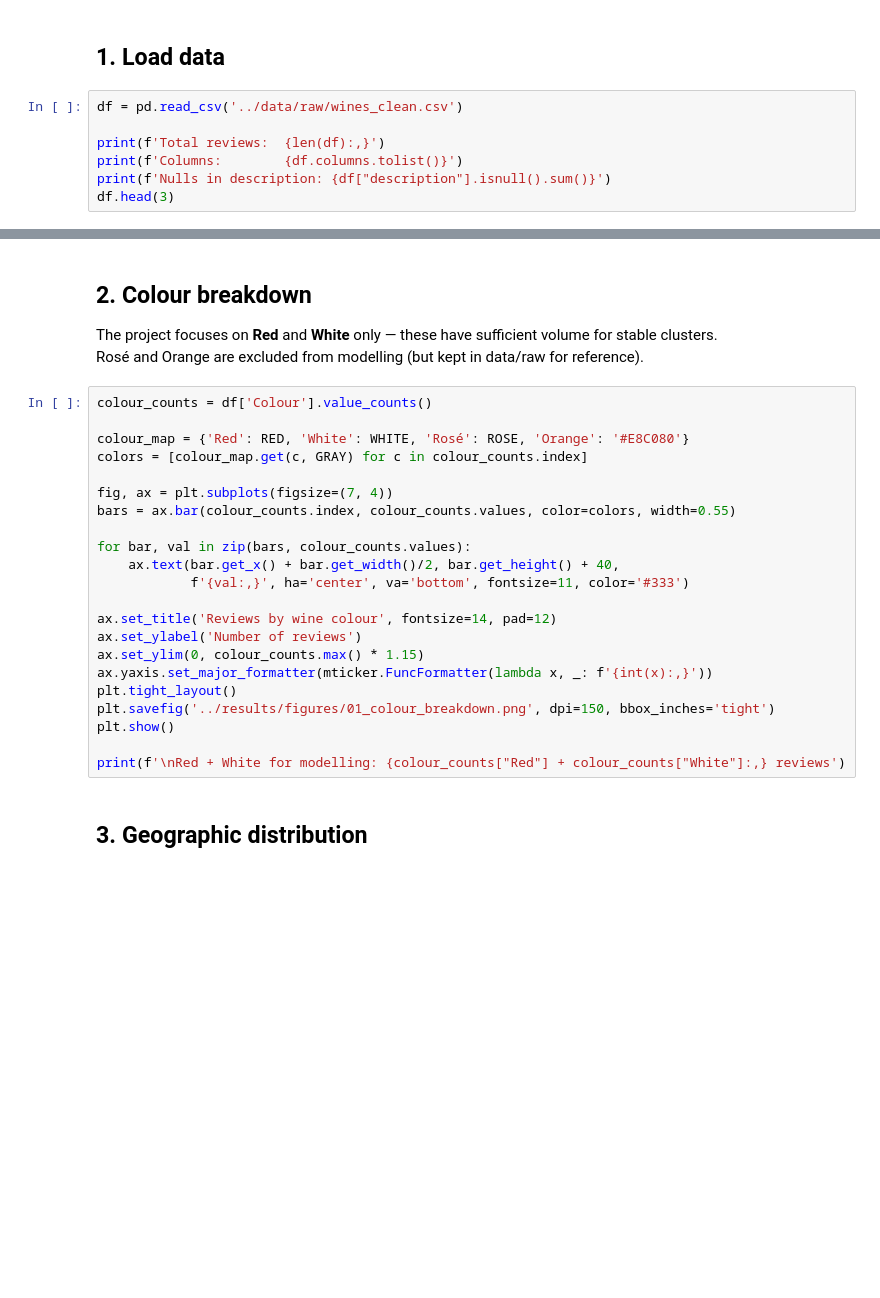
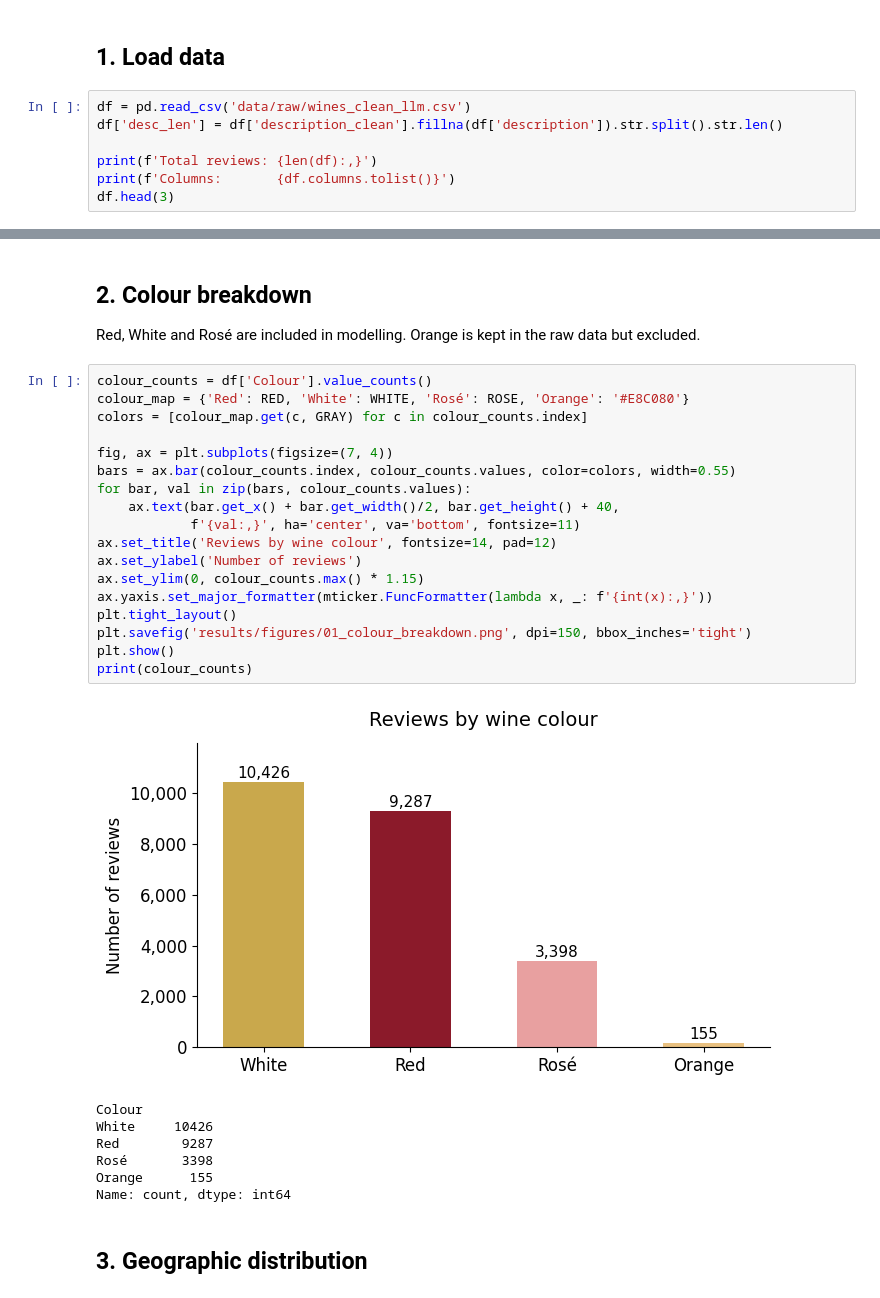
Before and after one commit to sbv239/wine-style-clustering, a Jupyter notebook: notebooks/01_eda.ipynb, the cells around one changed output, grey strips where cells are left out. Drawn from its saved outputs; the diff is of its cells as text; blank space fills up the shorter version.

```diff
--- a/notebooks/01_eda.ipynb
+++ b/notebooks/01_eda.ipynb
@@ -37,9 +37,9 @@ print('Libraries loaded.')
 # %% [markdown]
 ## 1. Load data
 # %%
-df = pd.read_csv('../data/raw/wines_clean.csv')
+df = pd.read_csv('data/raw/wines_clean_llm.csv')
+df['desc_len'] = df['description_clean'].fillna(df['description']).str.split().str.len()
 
-print(f'Total reviews:  {len(df):,}')
-print(f'Columns:        {df.columns.tolist()}')
-print(f'Nulls in description: {df["description"].isnull().sum()}')
+print(f'Total reviews: {len(df):,}')
+print(f'Columns:       {df.columns.tolist()}')
 df.head(3)
@@ -46,30 +54,33 @@ df.head(3)
-# %% [markdown]
-## 2. Colour breakdown
-
-The project focuses on **Red** and **White** only — these have sufficient volume for stable clusters.
-Rosé and Orange are excluded from modelling (but kept in data/raw for reference).
+# %% [markdown]
+## 2. Colour breakdown
+
+Red, White and Rosé are included in modelling. Orange is kept in the raw data but excluded.
 # %%
 colour_counts = df['Colour'].value_counts()
-
 colour_map = {'Red': RED, 'White': WHITE, 'Rosé': ROSE, 'Orange': '#E8C080'}
 colors = [colour_map.get(c, GRAY) for c in colour_counts.index]
 
 fig, ax = plt.subplots(figsize=(7, 4))
 bars = ax.bar(colour_counts.index, colour_counts.values, color=colors, width=0.55)
-
 for bar, val in zip(bars, colour_counts.values):
     ax.text(bar.get_x() + bar.get_width()/2, bar.get_height() + 40,
-            f'{val:,}', ha='center', va='bottom', fontsize=11, color='#333')
-
+            f'{val:,}', ha='center', va='bottom', fontsize=11)
 ax.set_title('Reviews by wine colour', fontsize=14, pad=12)
 ax.set_ylabel('Number of reviews')
 ax.set_ylim(0, colour_counts.max() * 1.15)
 ax.yaxis.set_major_formatter(mticker.FuncFormatter(lambda x, _: f'{int(x):,}'))
 plt.tight_layout()
-plt.savefig('../results/figures/01_colour_breakdown.png', dpi=150, bbox_inches='tight')
+plt.savefig('results/figures/01_colour_breakdown.png', dpi=150, bbox_inches='tight')
 plt.show()
-
-print(f'\nRed + White for modelling: {colour_counts["Red"] + colour_counts["White"]:,} reviews')
+print(colour_counts)
+# %% [output]
+[figure, added]
+Colour
+White     10426
+Red        9287
+Rosé       3398
+Orange      155
+Name: count, dtype: int64
 # %% [markdown]
 ## 3. Geographic distribution
 # %%
```
Also changed, not shown: parts of 24 cells of this notebook, 36 other files.
